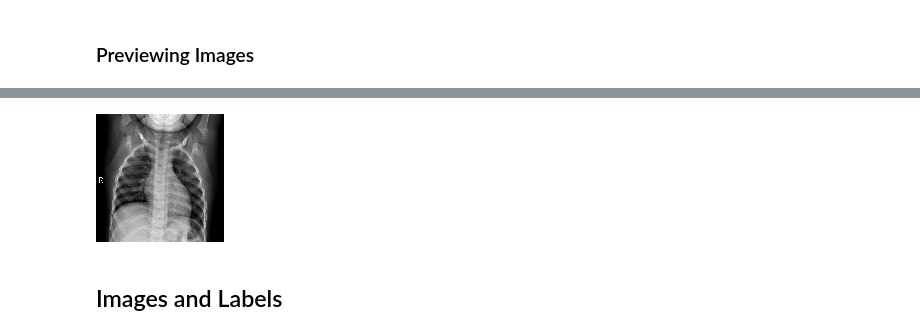
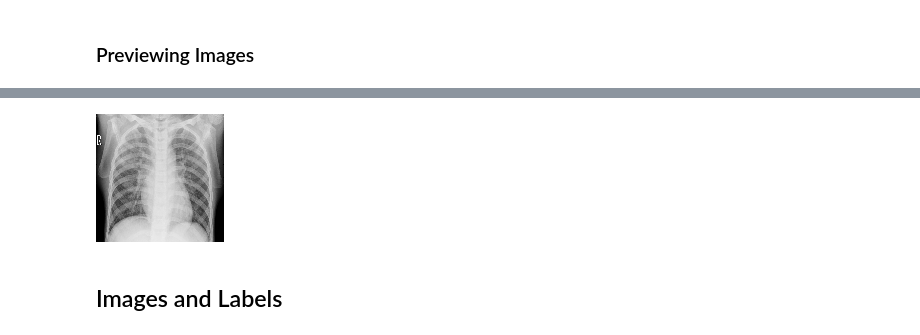
Before and after one commit to Ericusick/Chest_X-Ray-Image_Classification, a Jupyter notebook: X-ray.ipynb, the cells around one changed output, grey strips where cells are left out. Drawn from its saved outputs; the diff is of its cells as text; code cells hidden in the pictures.

```diff
--- a/X-ray.ipynb
+++ b/X-ray.ipynb
@@ -62,7 +62,7 @@ array_to_img(train_images[10])
 # %%
-array_to_img(train_images[72])
+array_to_img(train_images[22])
 # %% [output]
-[figure, old version]
+[figure, new version]
 # %% [markdown]
 ## Images and Labels
 # %% [markdown]
```
Also changed, not shown: parts of 55 cells of this notebook.
